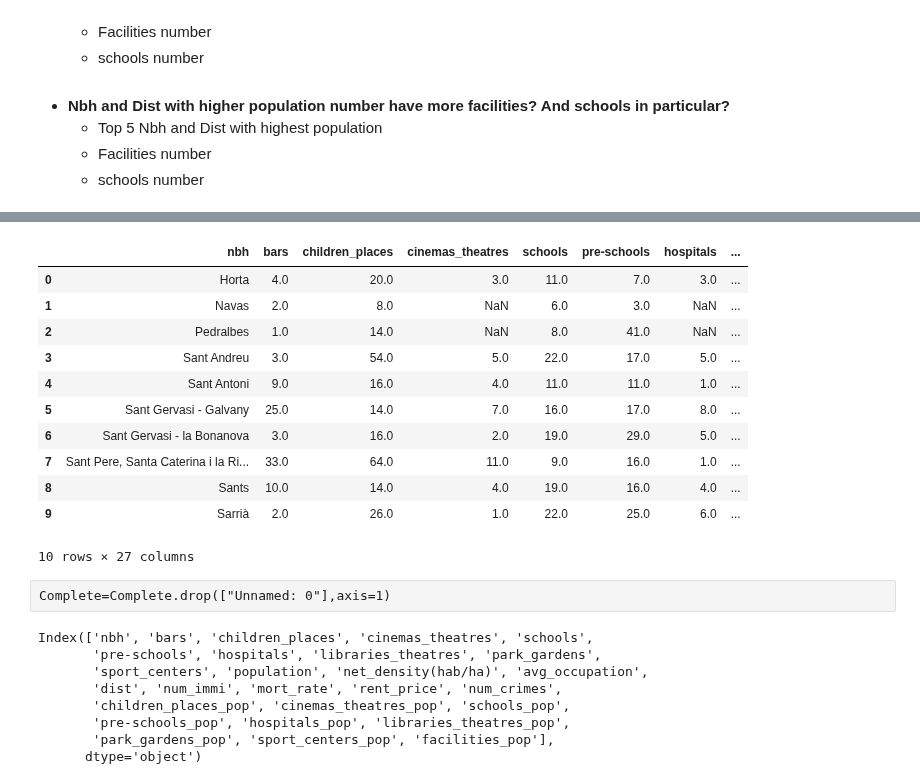
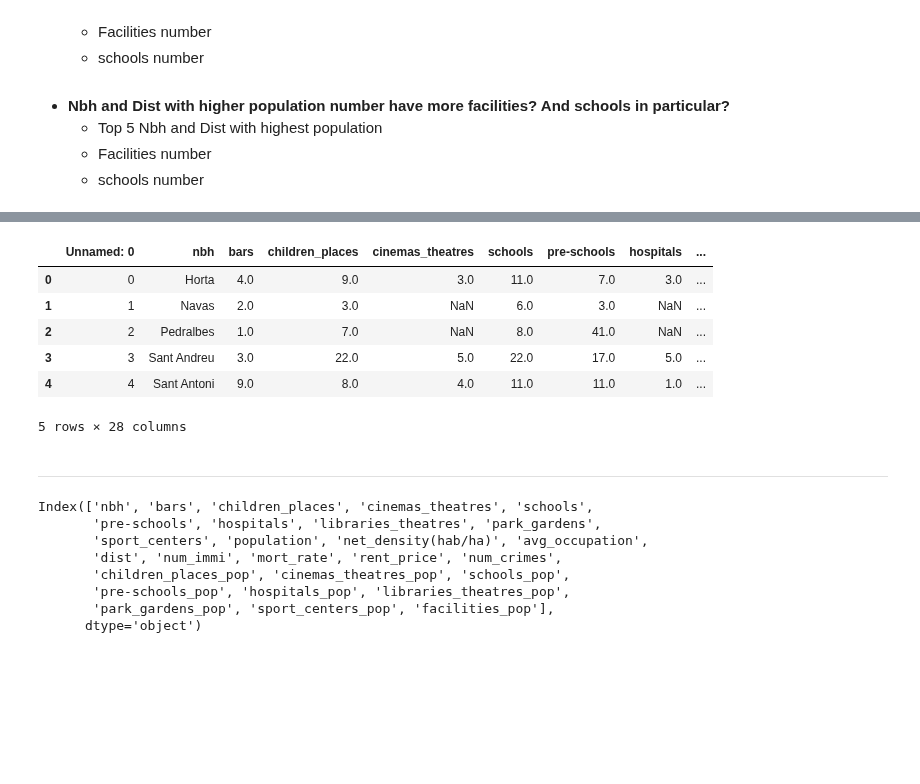
Before and after one commit to ta-data-bcn/Project-Week-2-Barcelona, a Jupyter notebook: your-project/Analysis-Mireia.ipynb, the cells around one changed output, grey strips where cells are left out. Cells and saved outputs as stored; diff of their text form; code cells hidden in the pictures; blank space fills up the shorter version.

```diff
--- a/your-project/Analysis-Mireia.ipynb
+++ b/your-project/Analysis-Mireia.ipynb
@@ -57,18 +57,12 @@ Complete=pd.read_csv("../datasets/Data_filtered/complete_dataset.csv")
 # %%
 #Have a quick look
-Complete.head(10)
+
+Complete.head(5)
 # %% [output]
-|  | nbh | bars | children_places | cinemas_theatres | schools | pre-schools | hospitals | ... |
-| 0 | Horta | 4.0 | 20.0 | 3.0 | 11.0 | 7.0 | 3.0 | ... |
-| 1 | Navas | 2.0 | 8.0 | NaN | 6.0 | 3.0 | NaN | ... |
-| 2 | Pedralbes | 1.0 | 14.0 | NaN | 8.0 | 41.0 | NaN | ... |
-| 3 | Sant Andreu | 3.0 | 54.0 | 5.0 | 22.0 | 17.0 | 5.0 | ... |
-| 4 | Sant Antoni | 9.0 | 16.0 | 4.0 | 11.0 | 11.0 | 1.0 | ... |
-| 5 | Sant Gervasi - Galvany | 25.0 | 14.0 | 7.0 | 16.0 | 17.0 | 8.0 | ... |
-| 6 | Sant Gervasi - la Bonanova | 3.0 | 16.0 | 2.0 | 19.0 | 29.0 | 5.0 | ... |
-| 7 | Sant Pere, Santa Caterina i la Ri... | 33.0 | 64.0 | 11.0 | 9.0 | 16.0 | 1.0 | ... |
-| 8 | Sants | 10.0 | 14.0 | 4.0 | 19.0 | 16.0 | 4.0 | ... |
-| 9 | Sarrià | 2.0 | 26.0 | 1.0 | 22.0 | 25.0 | 6.0 | ... |
+|  | Unnamed: 0 | nbh | bars | children_places | cinemas_theatres | schools | pre-schools | hospitals | ... |
+| 0 | 0 | Horta | 4.0 | 9.0 | 3.0 | 11.0 | 7.0 | 3.0 | ... |
+| 1 | 1 | Navas | 2.0 | 3.0 | NaN | 6.0 | 3.0 | NaN | ... |
+| 2 | 2 | Pedralbes | 1.0 | 7.0 | NaN | 8.0 | 41.0 | NaN | ... |
+| 3 | 3 | Sant Andreu | 3.0 | 22.0 | 5.0 | 22.0 | 17.0 | 5.0 | ... |
+| 4 | 4 | Sant Antoni | 9.0 | 8.0 | 4.0 | 11.0 | 11.0 | 1.0 | ... |
-10 rows × 27 columns
+5 rows × 28 columns
-# %% [raw]
-Complete=Complete.drop(["Unnamed: 0"],axis=1)
@@ -77,2 +76,4 @@ Complete=Complete.drop(["Unnamed: 0"],axis=1)
 Complete.to_csv("../datasets/Data_filtered/Analysis_M.csv",index=False)
+# %% [markdown]
+***
 # %%
```
Also changed, not shown: parts of 20 cells of this notebook, 2 other files.
